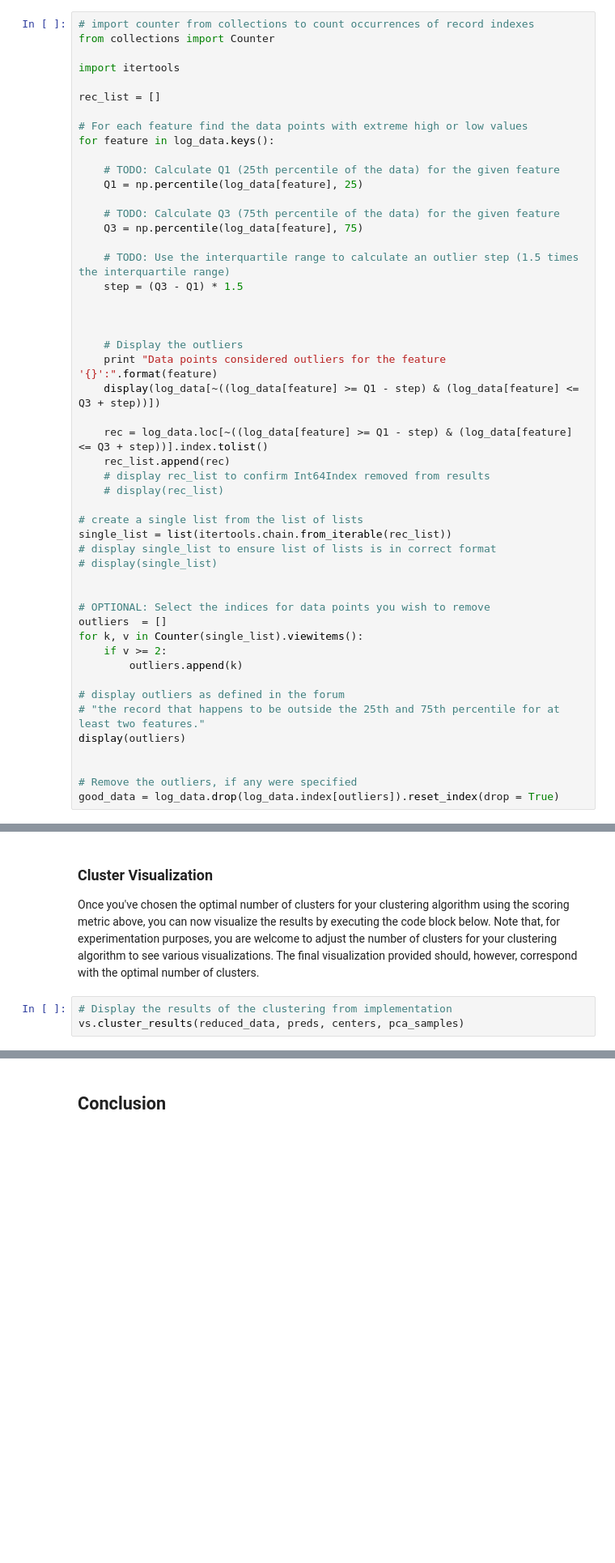
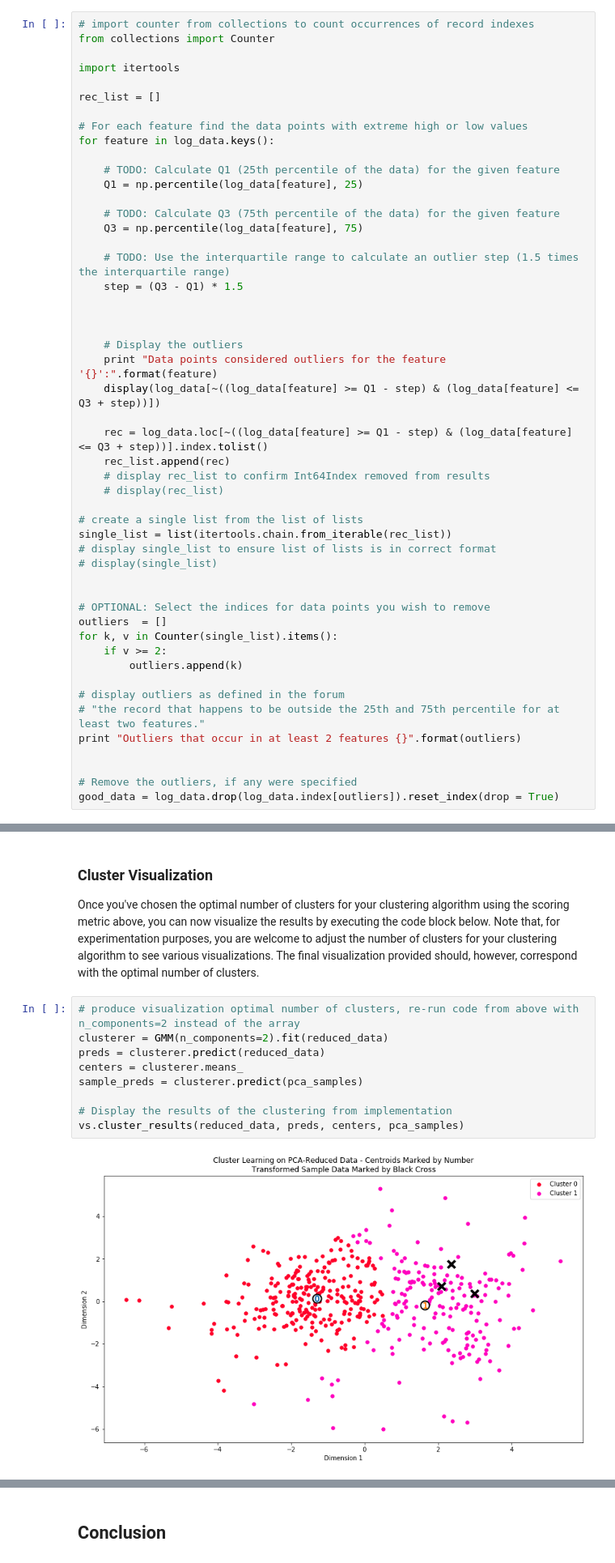
Before and after one commit to gitpatrickhub/Udacity, a Jupyter notebook: projects/customer_segments/customer_segments.ipynb, the cells around one changed output, grey strips where cells are left out. Shown at 81% size. Saved outputs shown, nothing was run; the diff lists cells and outputs as text; blank space fills up the shorter version.

```diff
--- a/projects/customer_segments/customer_segments.ipynb
+++ b/projects/customer_segments/customer_segments.ipynb
@@ -296,13 +312,13 @@ single_list = list(itertools.chain.from_iterable(rec_list))
 
 # OPTIONAL: Select the indices for data points you wish to remove
 outliers  = []
-for k, v in Counter(single_list).viewitems():
+for k, v in Counter(single_list).items():
     if v >= 2:
         outliers.append(k)
 
 # display outliers as defined in the forum
 # "the record that happens to be outside the 25th and 75th percentile for at least two features."
-display(outliers)
+print "Outliers that occur in at least 2 features {}".format(outliers)
 
 
 # Remove the outliers, if any were specified
@@ -613,8 +640,16 @@ ImportError: cannot import name GaussianMixture
 ### Cluster Visualization
 Once you've chosen the optimal number of clusters for your clustering algorithm using the scoring metric above, you can now visualize the results by executing the code block below. Note that, for experimentation purposes, you are welcome to adjust the number of clusters for your clustering algorithm to see various visualizations. The final visualization provided should, however, correspond with the optimal number of clusters.
 # %%
+# produce visualization optimal number of clusters, re-run code from above with n_components=2 instead of the array
+clusterer = GMM(n_components=2).fit(reduced_data)
+preds = clusterer.predict(reduced_data)
+centers = clusterer.means_
+sample_preds = clusterer.predict(pca_samples)
+
 # Display the results of the clustering from implementation
 vs.cluster_results(reduced_data, preds, centers, pca_samples)
+# %% [output]
+[figure, added]
 # %% [markdown]
 ### Implementation: Data Recovery
 Each cluster present in the visualization above has a central point. These centers (or means) are not specifically data points from the data, but rather the *averages* of all the data points predicted in the respective clusters. For the problem of creating customer segments, a cluster's center point corresponds to *the average customer of that segment*. Since the data is currently reduced in dimension and scaled by a logarithm, we can recover the representative customer spending from these data points by applying the inverse transformations.
```
Also changed, not shown: parts of 21 cells of this notebook, 1 other file.
